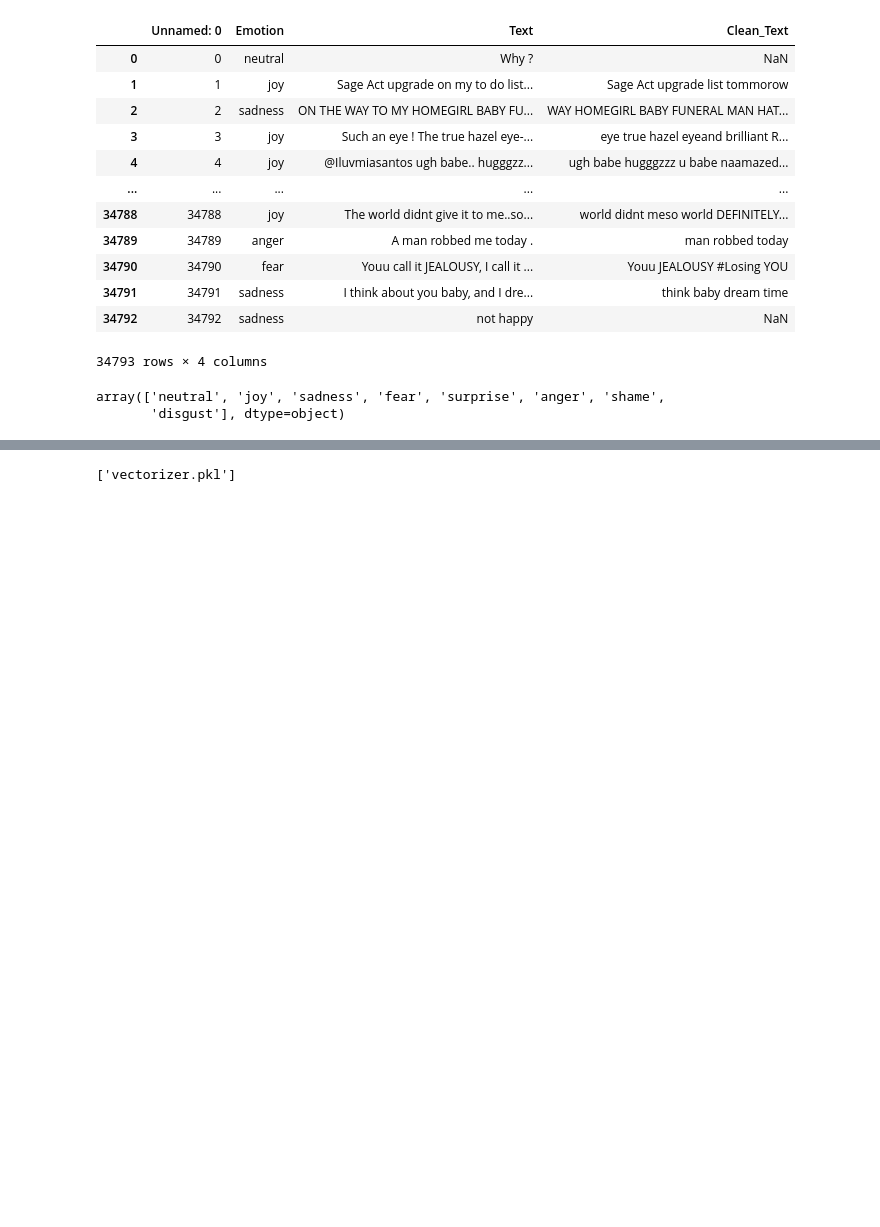
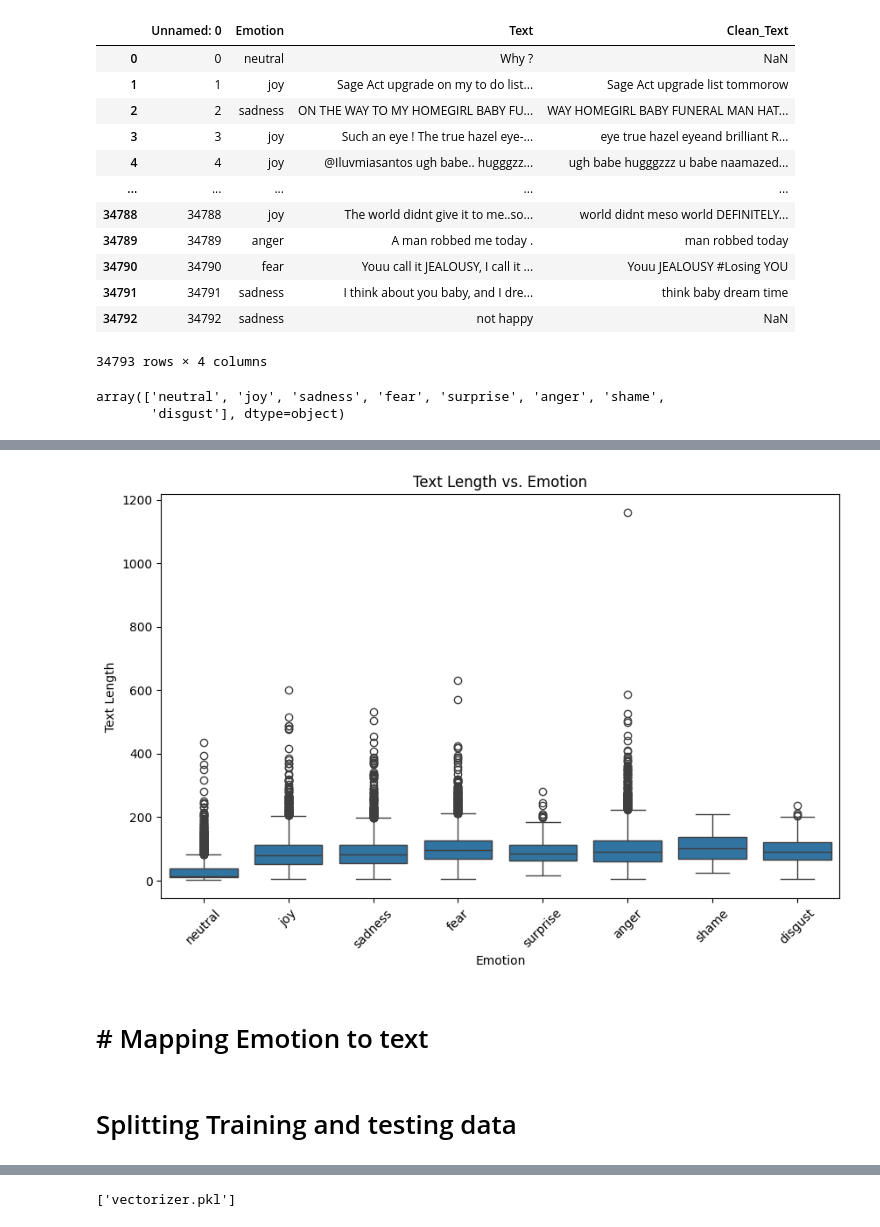
Before and after one commit to coder-1304/Sentiment-Analysis-Major-Project, a Jupyter notebook: Sentiment Analysis using Support Vector Machine.ipynb, the cells around one changed output, grey strips where cells are left out. Cells and saved outputs as stored; diff of their text form; code cells hidden in the pictures; blank space fills up the shorter version.

```diff
--- a/Sentiment Analysis using Support Vector Machine.ipynb
+++ b/Sentiment Analysis using Support Vector Machine.ipynb
@@ -46,0 +102,13 @@ data
+# %%
+# Text Length vs. Emotion
+plt.figure(figsize=(10, 6))
+sns.boxplot(data=data, x='Emotion', y='Text_Length')
+plt.title("Text Length vs. Emotion")
+plt.xlabel("Emotion")
+plt.ylabel("Text Length")
+plt.xticks(rotation=45)
+plt.show()
+# %% [output]
+[figure, added]
+# %% [markdown]
+# # Mapping Emotion to text
@@ -47,3 +123,5 @@ data
+# %% [markdown]
+# Splitting Training and testing data
 # %%
 from sklearn.model_selection import train_test_split
 x_train,x_test,y_train,y_test = train_test_split(data.Text,data.sentiment, test_size = 0.01)
```
Also changed, not shown: parts of 32 cells of this notebook.
